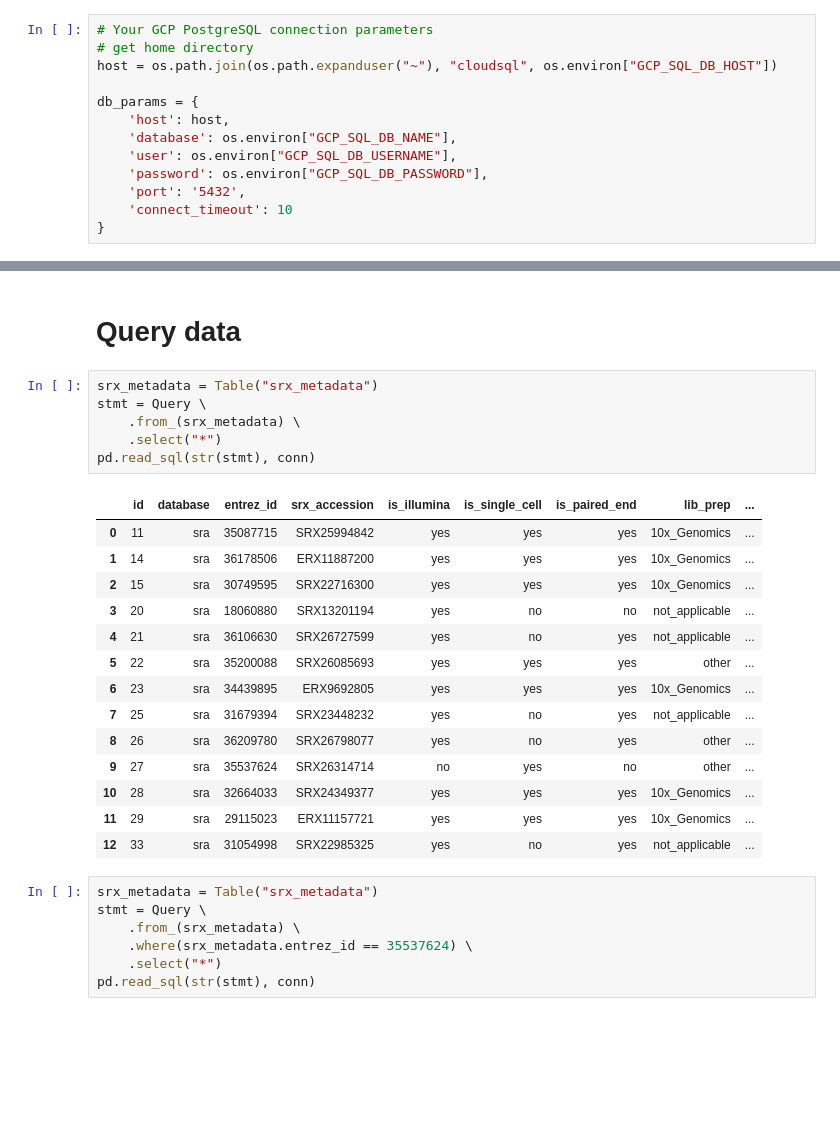
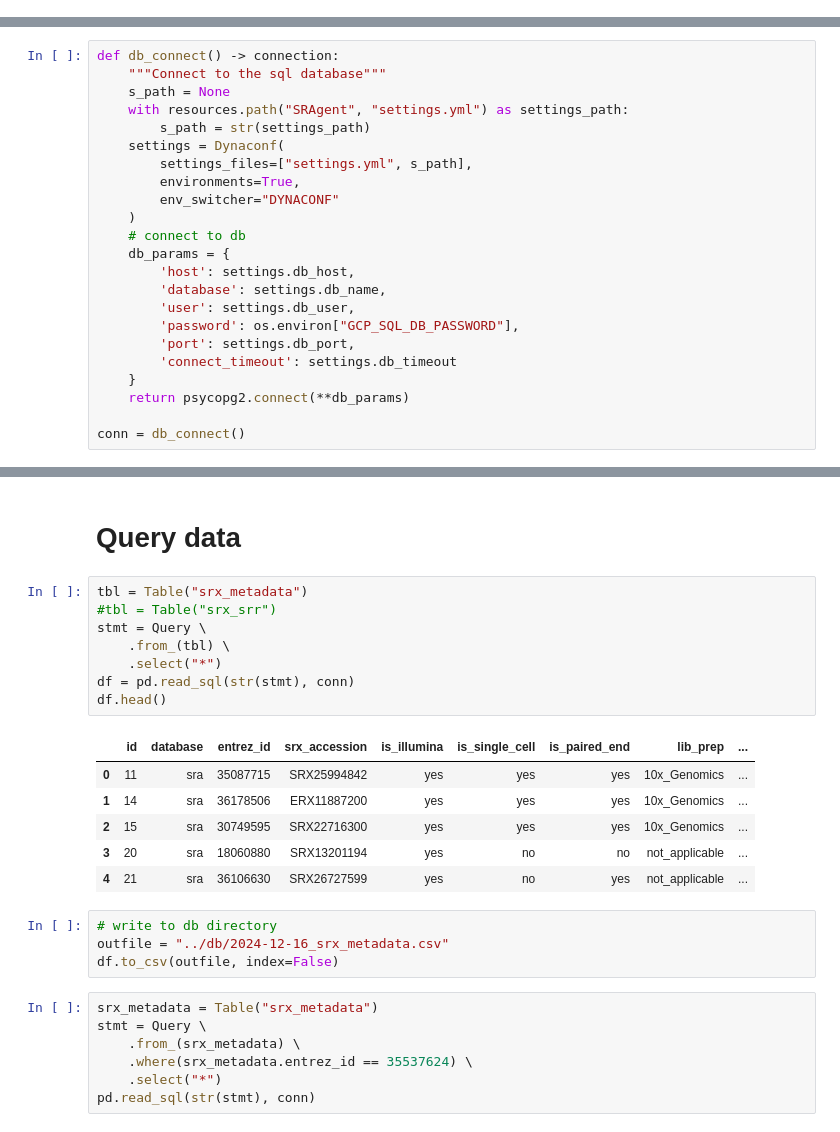
Before and after one commit to timoast/SRAgent, a Jupyter notebook: notebooks/gcp_postgesql.ipynb, the cells around one changed output, grey strips where cells are left out. Cells and saved outputs as stored; diff of their text form; blank space fills up the shorter version.

```diff
--- a/notebooks/gcp_postgesql.ipynb
+++ b/notebooks/gcp_postgesql.ipynb
@@ -14,16 +18,3 @@ load_dotenv()
 warnings.filterwarnings("ignore", message="pandas only supports SQLAlchemy connectable")
 # %% [markdown]
 # Connect
-# %%
-# Your GCP PostgreSQL connection parameters
-# get home directory
-host = os.path.join(os.path.expanduser("~"), "cloudsql", os.environ["GCP_SQL_DB_HOST"])
-
-db_params = {
-    'host': host,
-    'database': os.environ["GCP_SQL_DB_NAME"],
-    'user': os.environ["GCP_SQL_DB_USERNAME"],
-    'password': os.environ["GCP_SQL_DB_PASSWORD"],
-    'port': '5432',
-    'connect_timeout': 10
-}
@@ -39,3 +21,26 @@ conn = get_db_connection()
+# %%
+def db_connect() -> connection:
+    """Connect to the sql database"""
+    s_path = None
+    with resources.path("SRAgent", "settings.yml") as settings_path:
+        s_path = str(settings_path)
+    settings = Dynaconf(
+        settings_files=["settings.yml", s_path],
+        environments=True,
+        env_switcher="DYNACONF"
+    )
+    # connect to db
+    db_params = {
+        'host': settings.db_host,
+        'database': settings.db_name,
+        'user': settings.db_user,
+        'password': os.environ["GCP_SQL_DB_PASSWORD"],
+        'port': settings.db_port,
+        'connect_timeout': settings.db_timeout
+    }
+    return psycopg2.connect(**db_params)
+
+conn = db_connect()
 # %%
 def execute_query(stmt, conn):
     try:
@@ -165,26 +171,24 @@ execute_query(q, conn)
 # %% [markdown]
 # Query data
 # %%
-srx_metadata = Table("srx_metadata")
+tbl = Table("srx_metadata")
+#tbl = Table("srx_srr")
 stmt = Query \
-    .from_(srx_metadata) \
+    .from_(tbl) \
     .select("*")
-pd.read_sql(str(stmt), conn)
+df = pd.read_sql(str(stmt), conn)
+df.head()
 # %% [output]
 |  | id | database | entrez_id | srx_accession | is_illumina | is_single_cell | is_paired_end | lib_prep | ... |
 | 0 | 11 | sra | 35087715 | SRX25994842 | yes | yes | yes | 10x_Genomics | ... |
 | 1 | 14 | sra | 36178506 | ERX11887200 | yes | yes | yes | 10x_Genomics | ... |
 | 2 | 15 | sra | 30749595 | SRX22716300 | yes | yes | yes | 10x_Genomics | ... |
 | 3 | 20 | sra | 18060880 | SRX13201194 | yes | no | no | not_applicable | ... |
 | 4 | 21 | sra | 36106630 | SRX26727599 | yes | no | yes | not_applicable | ... |
-| 5 | 22 | sra | 35200088 | SRX26085693 | yes | yes | yes | other | ... |
-| 6 | 23 | sra | 34439895 | ERX9692805 | yes | yes | yes | 10x_Genomics | ... |
-| 7 | 25 | sra | 31679394 | SRX23448232 | yes | no | yes | not_applicable | ... |
-| 8 | 26 | sra | 36209780 | SRX26798077 | yes | no | yes | other | ... |
-| 9 | 27 | sra | 35537624 | SRX26314714 | no | yes | no | other | ... |
-| 10 | 28 | sra | 32664033 | SRX24349377 | yes | yes | yes | 10x_Genomics | ... |
-| 11 | 29 | sra | 29115023 | ERX11157721 | yes | yes | yes | 10x_Genomics | ... |
-| 12 | 33 | sra | 31054998 | SRX22985325 | yes | no | yes | not_applicable | ... |
+# %%
+# write to db directory
+outfile = "../db/2024-12-16_srx_metadata.csv"
+df.to_csv(outfile, index=False)
 # %%
 srx_metadata = Table("srx_metadata")
 stmt = Query \
```
Also changed, not shown: parts of 9 cells of this notebook, 4 other files.
